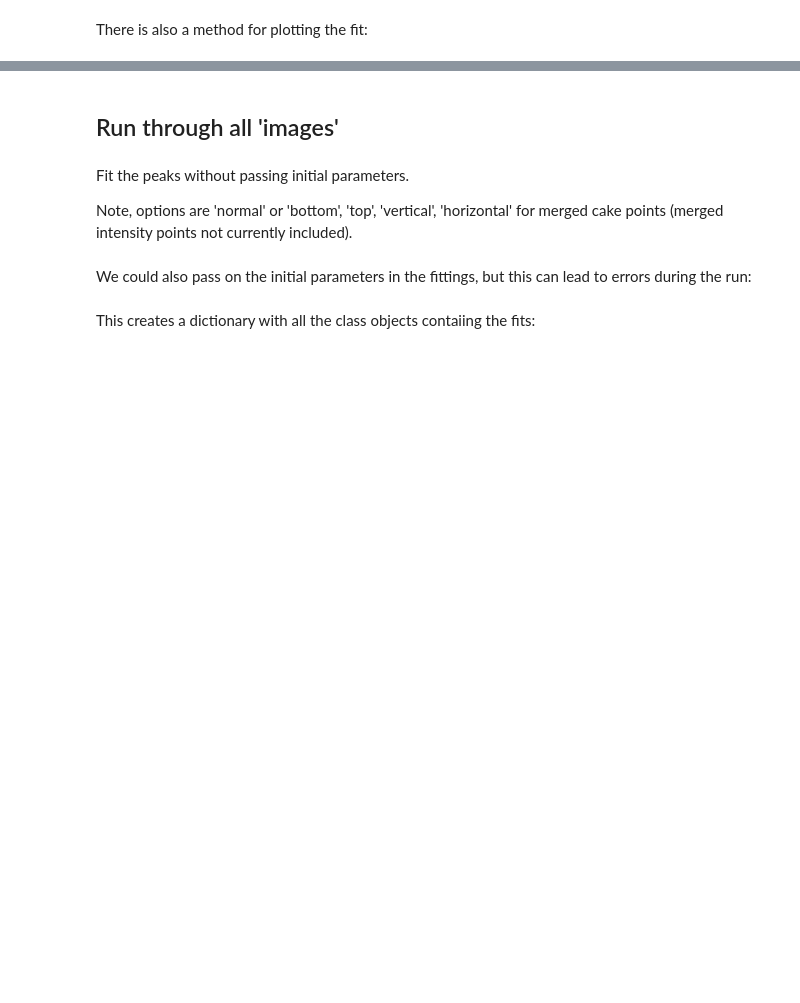
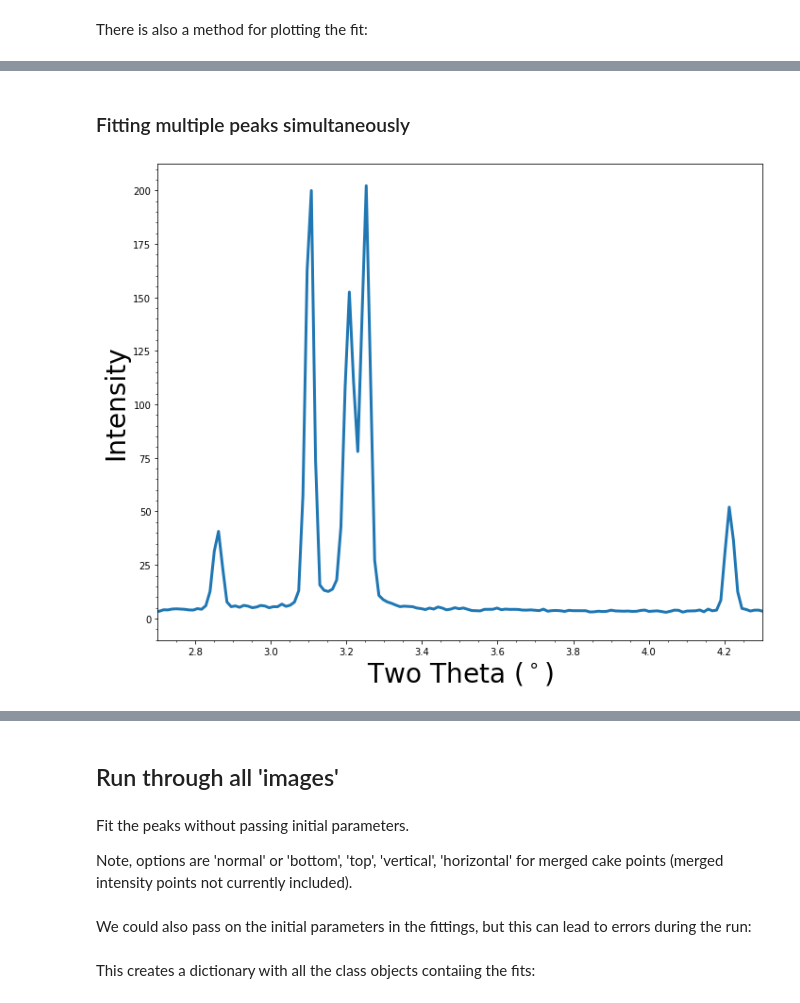
Before and after one commit to LightForm-group/xrdfit, a Jupyter notebook: example_analysis_workflow.ipynb, the cells around one changed output, grey strips where cells are left out. Drawn from its saved outputs; the diff is of its cells as text; code cells hidden in the pictures; blank space fills up the shorter version.

```diff
--- a/example_analysis_workflow.ipynb
+++ b/example_analysis_workflow.ipynb
@@ -145,0 +119,6 @@ image_1.plot_fit('(11-20)')
+# %% [markdown]
+### Fitting multiple peaks simultaneously
+# %%
+image_1.plot_spectrum(2.7, 4.3)
+# %% [output]
+[figure, added]
```
Also changed, not shown: parts of 57 cells of this notebook, 1 other file.
